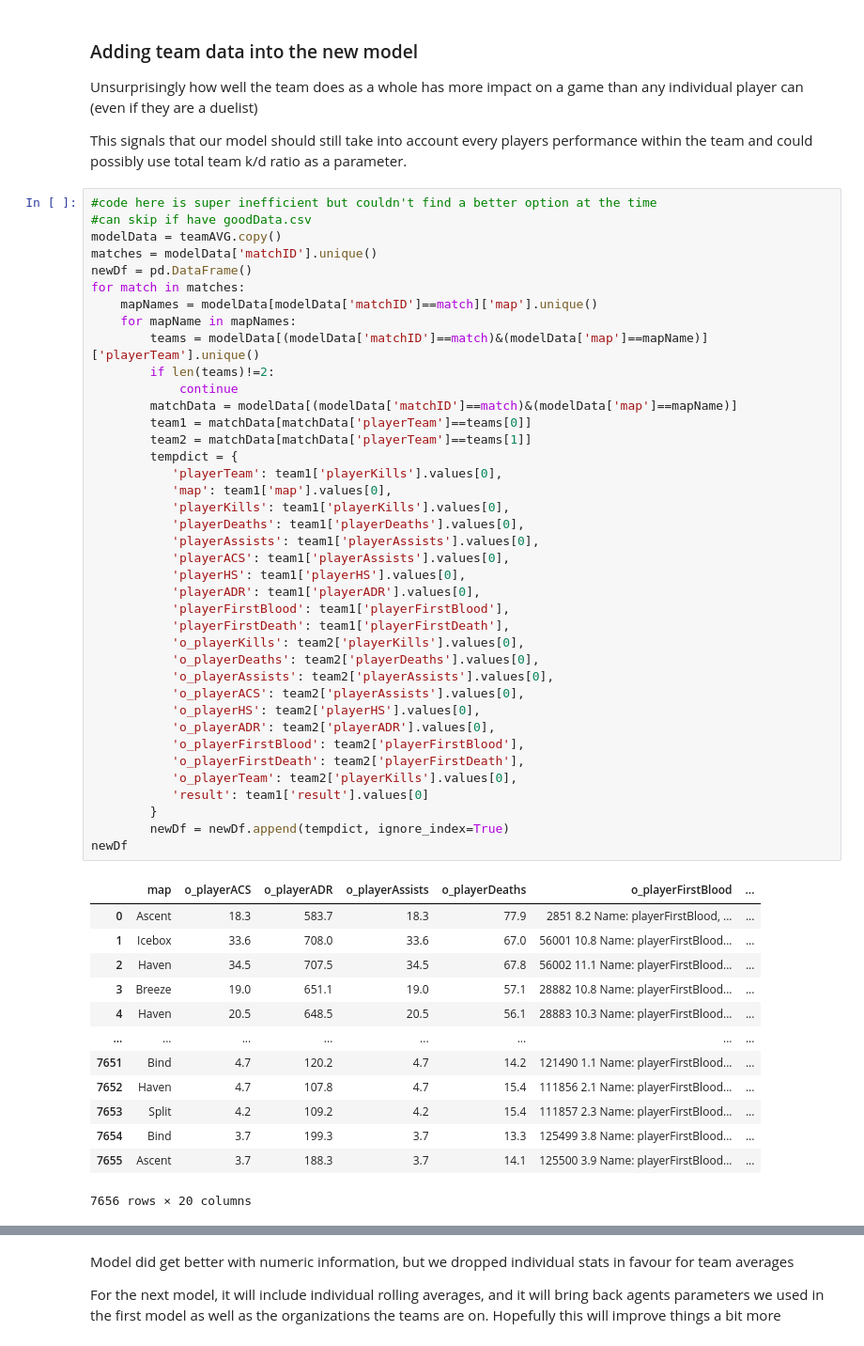
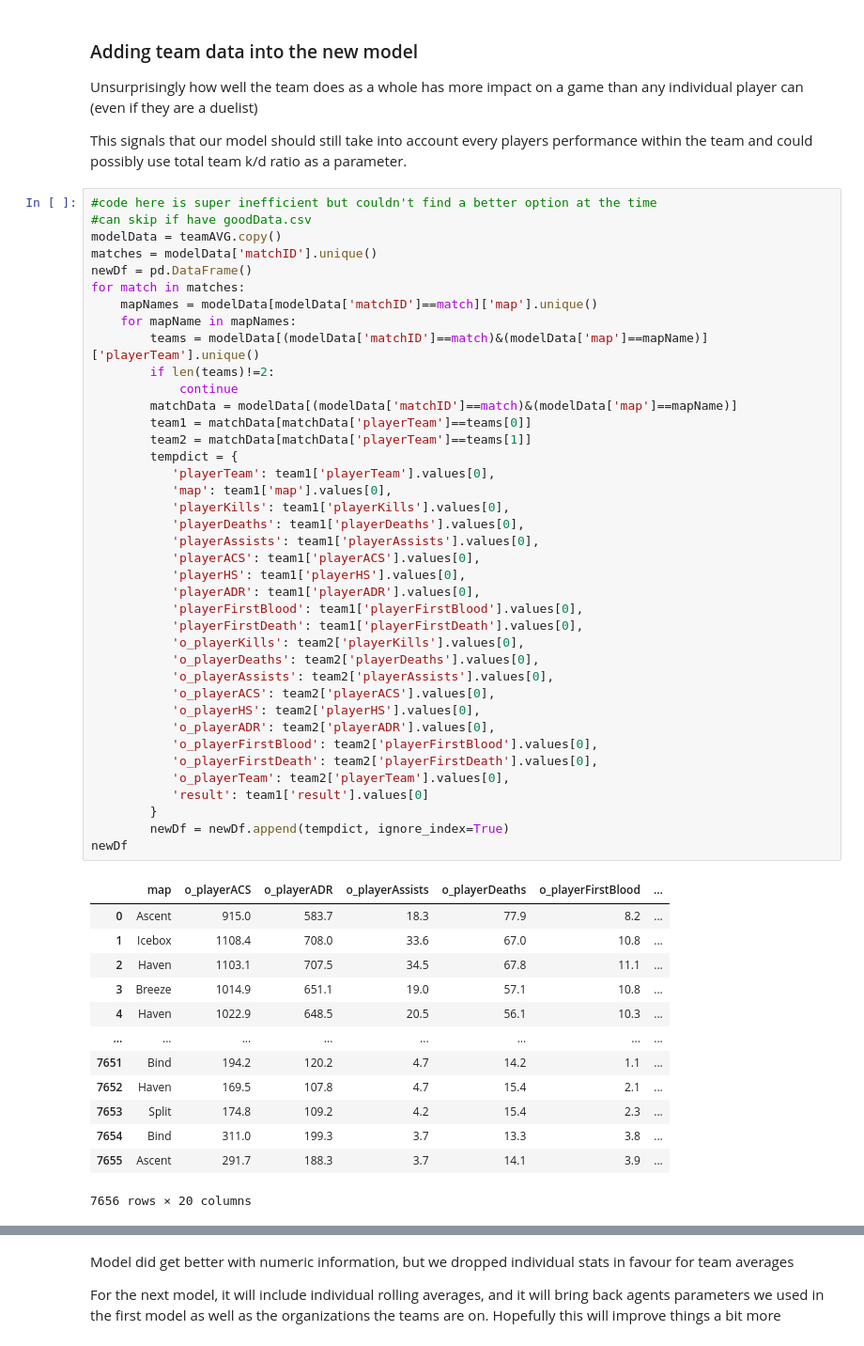
Before and after one commit to timothyliutl/ValorantData, a Jupyter notebook: valorantstats.ipynb, the cells around one changed output, grey strips where cells are left out. Shown at 94% size. Cells and saved outputs as stored; diff of their text form.

```diff
--- a/valorantstats.ipynb
+++ b/valorantstats.ipynb
@@ -135,50 +135,50 @@ This signals that our model should still take into account every players perform
 modelData = teamAVG.copy()
 matches = modelData['matchID'].unique()
 newDf = pd.DataFrame()
 for match in matches:
     mapNames = modelData[modelData['matchID']==match]['map'].unique()
     for mapName in mapNames:
         teams = modelData[(modelData['matchID']==match)&(modelData['map']==mapName)]['playerTeam'].unique()
         if len(teams)!=2:
             continue
         matchData = modelData[(modelData['matchID']==match)&(modelData['map']==mapName)]
         team1 = matchData[matchData['playerTeam']==teams[0]]
         team2 = matchData[matchData['playerTeam']==teams[1]]
         tempdict = {
-           'playerTeam': team1['playerKills'].values[0],
+           'playerTeam': team1['playerTeam'].values[0],
            'map': team1['map'].values[0],
            'playerKills': team1['playerKills'].values[0],
            'playerDeaths': team1['playerDeaths'].values[0],
            'playerAssists': team1['playerAssists'].values[0],
-           'playerACS': team1['playerAssists'].values[0],
+           'playerACS': team1['playerACS'].values[0],
            'playerHS': team1['playerHS'].values[0],
            'playerADR': team1['playerADR'].values[0],
-           'playerFirstBlood': team1['playerFirstBlood'],
-           'playerFirstDeath': team1['playerFirstDeath'],
+           'playerFirstBlood': team1['playerFirstBlood'].values[0],
+           'playerFirstDeath': team1['playerFirstDeath'].values[0],
            'o_playerKills': team2['playerKills'].values[0],
            'o_playerDeaths': team2['playerDeaths'].values[0],
            'o_playerAssists': team2['playerAssists'].values[0],
-           'o_playerACS': team2['playerAssists'].values[0],
+           'o_playerACS': team2['playerACS'].values[0],
            'o_playerHS': team2['playerHS'].values[0],
            'o_playerADR': team2['playerADR'].values[0],
-           'o_playerFirstBlood': team2['playerFirstBlood'],
-           'o_playerFirstDeath': team2['playerFirstDeath'],
-           'o_playerTeam': team2['playerKills'].values[0],
+           'o_playerFirstBlood': team2['playerFirstBlood'].values[0],
+           'o_playerFirstDeath': team2['playerFirstDeath'].values[0],
+           'o_playerTeam': team2['playerTeam'].values[0],
            'result': team1['result'].values[0]
         }
         newDf = newDf.append(tempdict, ignore_index=True)
 newDf
 # %% [output]
 |  | map | o_playerACS | o_playerADR | o_playerAssists | o_playerDeaths | o_playerFirstBlood | ... |
-| 0 | Ascent | 18.3 | 583.7 | 18.3 | 77.9 | 2851 8.2 Name: playerFirstBlood, ... | ... |
-| 1 | Icebox | 33.6 | 708.0 | 33.6 | 67.0 | 56001 10.8 Name: playerFirstBlood... | ... |
-| 2 | Haven | 34.5 | 707.5 | 34.5 | 67.8 | 56002 11.1 Name: playerFirstBlood... | ... |
-| 3 | Breeze | 19.0 | 651.1 | 19.0 | 57.1 | 28882 10.8 Name: playerFirstBlood... | ... |
-| 4 | Haven | 20.5 | 648.5 | 20.5 | 56.1 | 28883 10.3 Name: playerFirstBlood... | ... |
+| 0 | Ascent | 915.0 | 583.7 | 18.3 | 77.9 | 8.2 | ... |
+| 1 | Icebox | 1108.4 | 708.0 | 33.6 | 67.0 | 10.8 | ... |
+| 2 | Haven | 1103.1 | 707.5 | 34.5 | 67.8 | 11.1 | ... |
+| 3 | Breeze | 1014.9 | 651.1 | 19.0 | 57.1 | 10.8 | ... |
+| 4 | Haven | 1022.9 | 648.5 | 20.5 | 56.1 | 10.3 | ... |
 | ... | ... | ... | ... | ... | ... | ... | ... |
-| 7651 | Bind | 4.7 | 120.2 | 4.7 | 14.2 | 121490 1.1 Name: playerFirstBlood... | ... |
-| 7652 | Haven | 4.7 | 107.8 | 4.7 | 15.4 | 111856 2.1 Name: playerFirstBlood... | ... |
-| 7653 | Split | 4.2 | 109.2 | 4.2 | 15.4 | 111857 2.3 Name: playerFirstBlood... | ... |
-| 7654 | Bind | 3.7 | 199.3 | 3.7 | 13.3 | 125499 3.8 Name: playerFirstBlood... | ... |
-| 7655 | Ascent | 3.7 | 188.3 | 3.7 | 14.1 | 125500 3.9 Name: playerFirstBlood... | ... |
+| 7651 | Bind | 194.2 | 120.2 | 4.7 | 14.2 | 1.1 | ... |
+| 7652 | Haven | 169.5 | 107.8 | 4.7 | 15.4 | 2.1 | ... |
+| 7653 | Split | 174.8 | 109.2 | 4.2 | 15.4 | 2.3 | ... |
+| 7654 | Bind | 311.0 | 199.3 | 3.7 | 13.3 | 3.8 | ... |
+| 7655 | Ascent | 291.7 | 188.3 | 3.7 | 14.1 | 3.9 | ... |
 7656 rows × 20 columns
```
Also changed, not shown: parts of 4 cells of this notebook, 7 other files.
